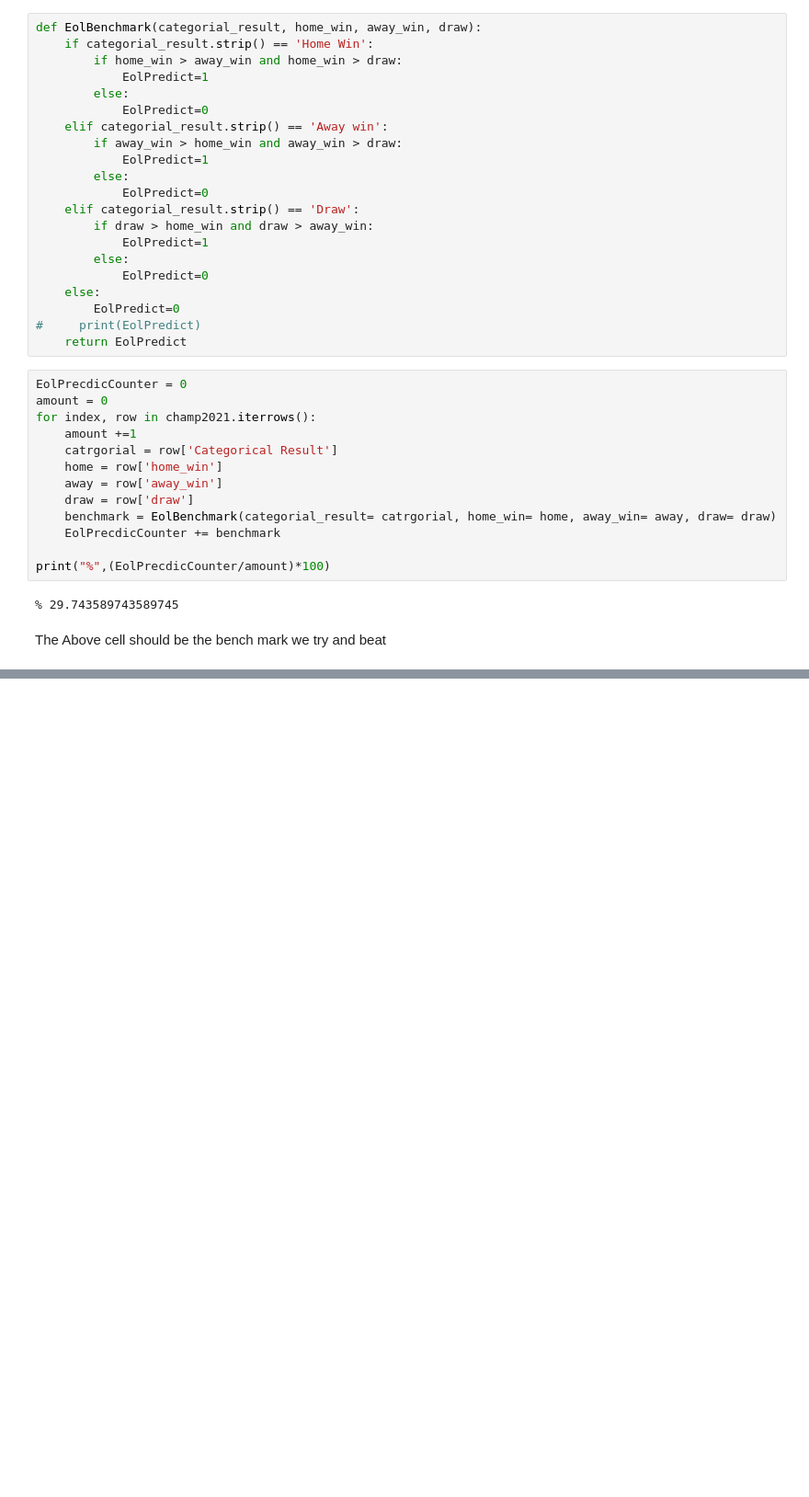
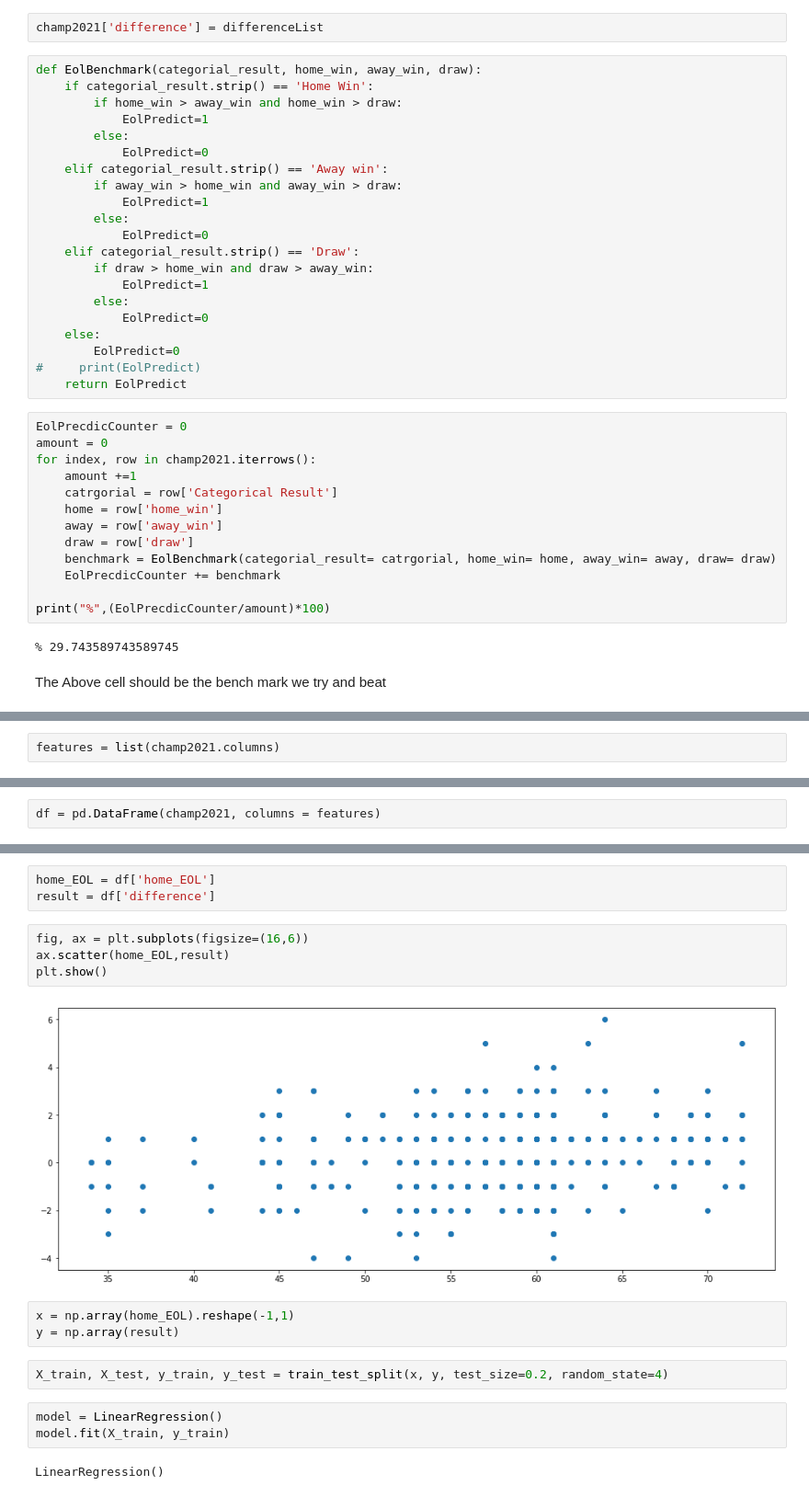
Before and after one commit to TamimEhsan2021/AiBetCore, a Jupyter notebook: linear regression test Tamim.ipynb, the cells around one changed output, grey strips where cells are left out. Shown at 92% size. Drawn from its saved outputs; the diff is of its cells as text; blank space fills up the shorter version.

Commit message:
Added more lines of code to linear regression

```diff
--- a/linear regression test Tamim.ipynb
+++ b/linear regression test Tamim.ipynb
@@ -77,3 +80,5 @@ NameError: name 'champo2021' is not defined
+# %%
+champ2021['difference'] = differenceList
 # %%
 def EolBenchmark(categorial_result, home_win, away_win, draw):
     if categorial_result.strip() == 'Home Win':
@@ -135,0 +120,2 @@ Away Win 11.4%
+# %%
+features = list(champ2021.columns)
@@ -135,0 +126,2 @@ Away Win 11.4%
+# %%
+df = pd.DataFrame(champ2021, columns = features)
@@ -135,0 +138,19 @@ Away Win 11.4%
+# %%
+home_EOL = df['home_EOL']
+result = df['difference']
+# %%
+fig, ax = plt.subplots(figsize=(16,6))
+ax.scatter(home_EOL,result)
+plt.show()
+# %% [output]
+[figure, added]
+# %%
+x = np.array(home_EOL).reshape(-1,1)
+y = np.array(result)
+# %%
+X_train, X_test, y_train, y_test = train_test_split(x, y, test_size=0.2, random_state=4)
+# %%
+model = LinearRegression()
+model.fit(X_train, y_train)
+# %% [output]
+LinearRegression()
```
Also changed, not shown: parts of 16 cells of this notebook.
